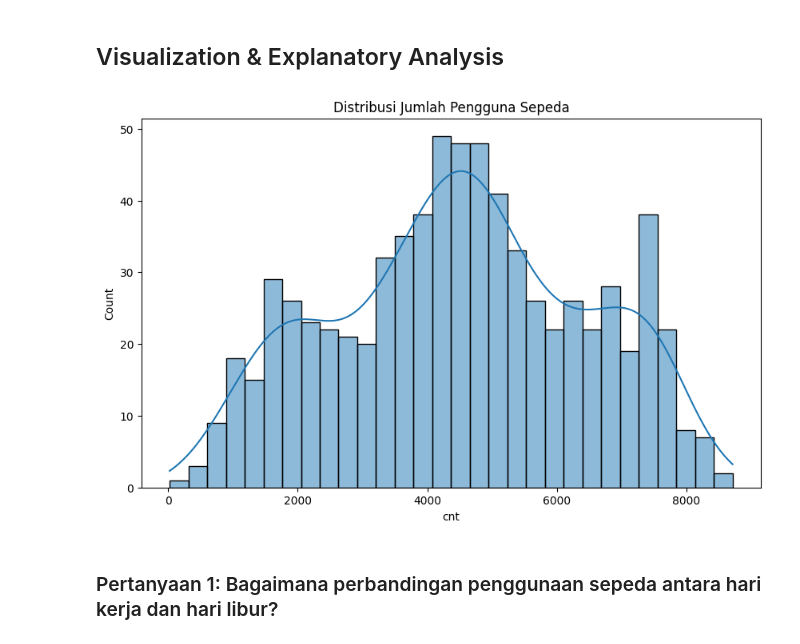
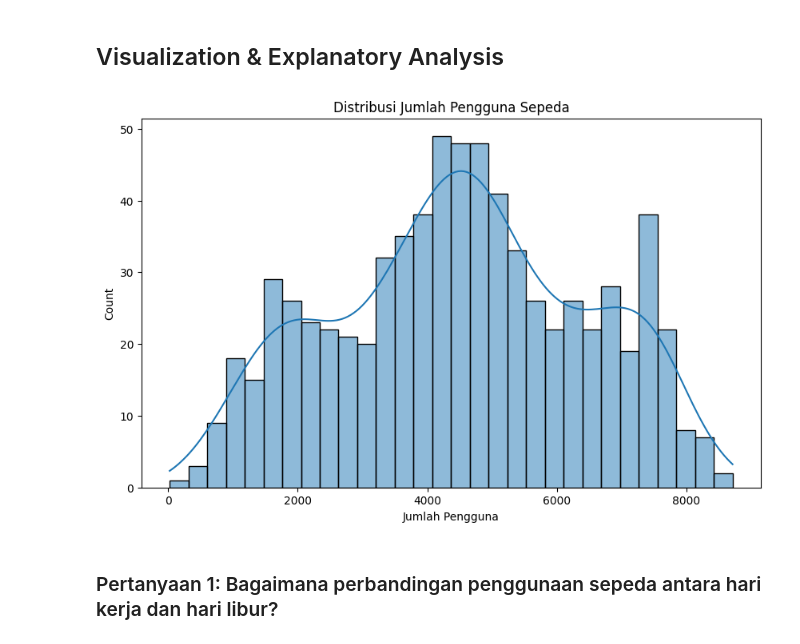
Before and after one commit to Gatottri/analisis_data, a Jupyter notebook: notebook.ipynb, the cells around one changed output. Drawn from its saved outputs; the diff is of its cells as text; code cells hidden in the pictures.

```diff
--- a/notebook.ipynb
+++ b/notebook.ipynb
@@ -223,11 +272,12 @@ For example, when doing 'df[col].method(value, inplace=True)', try using 'df.met
 # %%
 # Histogram jumlah pengguna sepeda
 plt.figure(figsize=(10,6))
 sns.histplot(day['cnt'], bins=30, kde=True)
+plt.xlabel('Jumlah Pengguna')
 plt.title('Distribusi Jumlah Pengguna Sepeda')
 plt.show()
 # %% [output]
-[figure, old version]
+[figure, new version]
 # %% [markdown]
 ### Pertanyaan 1: Bagaimana perbandingan penggunaan sepeda antara hari kerja dan hari libur?
 # %% [markdown]
```
Also changed, not shown: parts of 7 cells of this notebook, 2 other files.
